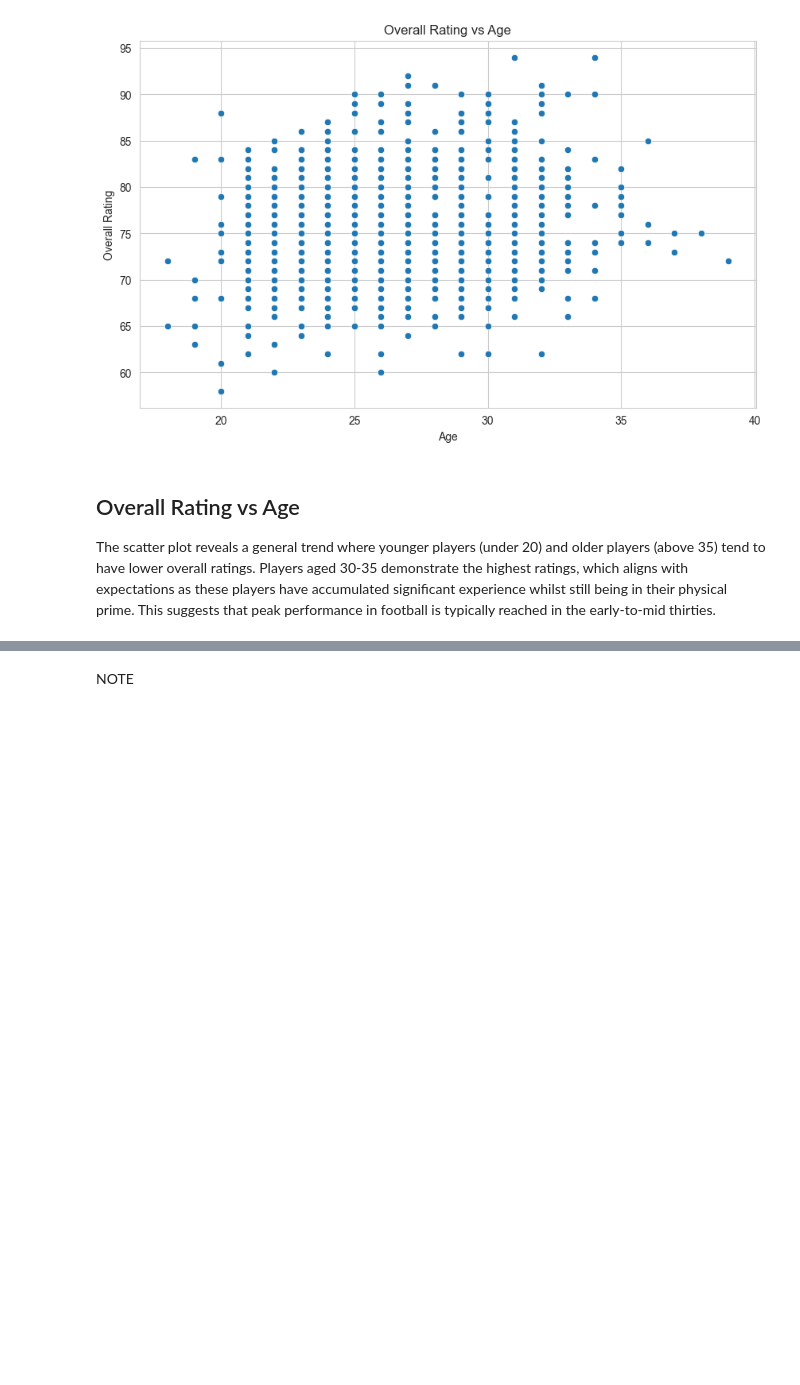
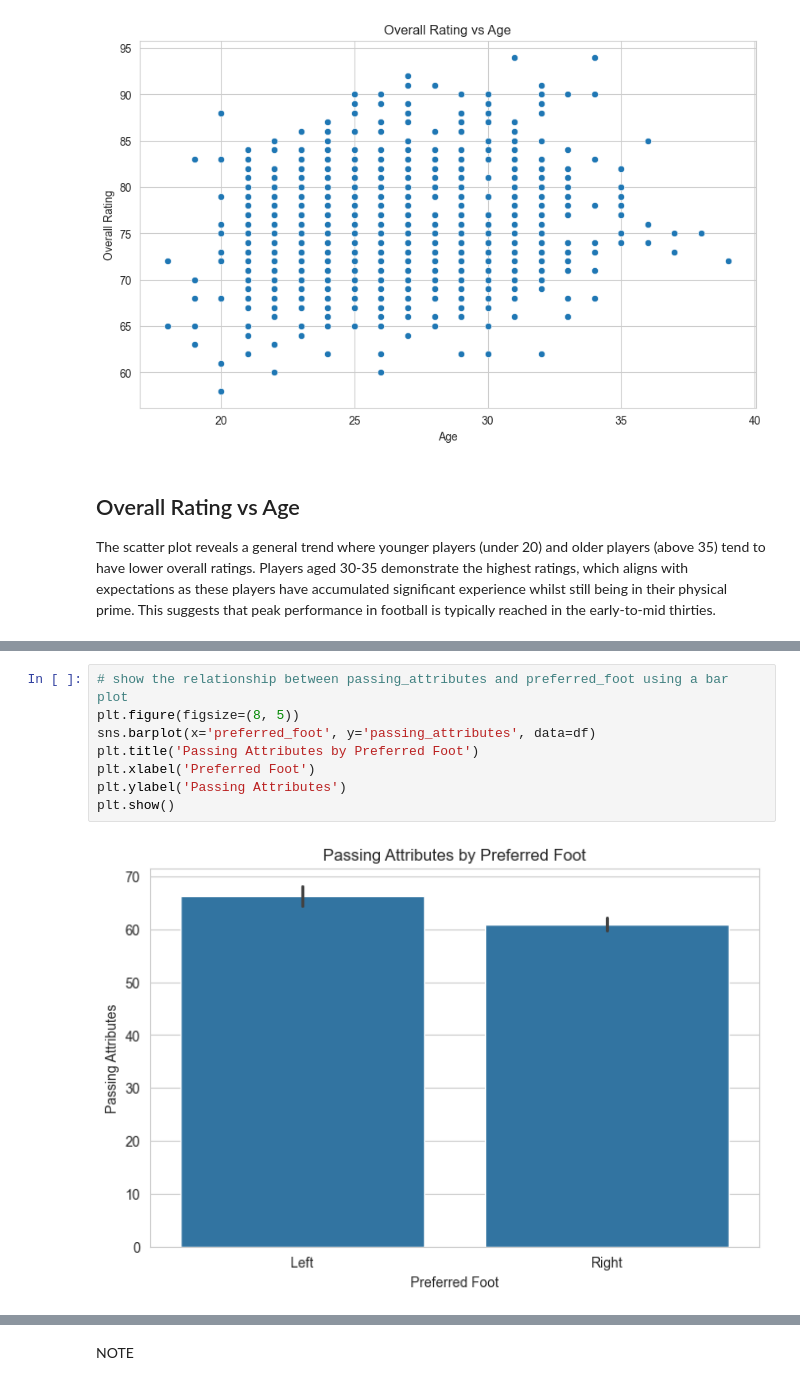
Before and after one commit to lehaanwar/football-players-data, a Jupyter notebook: jupyter_notebooks/Data Vis.ipynb, the cells around one changed output, grey strips where cells are left out. Drawn from its saved outputs; the diff is of its cells as text; blank space fills up the shorter version.

```diff
--- a/jupyter_notebooks/Data Vis.ipynb
+++ b/jupyter_notebooks/Data Vis.ipynb
@@ -222,0 +256,10 @@ peak performance in football is typically reached in the early-to-mid thirties.
+# %%
+# show the relationship between passing_attributes and preferred_foot using a bar plot
+plt.figure(figsize=(8, 5))
+sns.barplot(x='preferred_foot', y='passing_attributes', data=df)
+plt.title('Passing Attributes by Preferred Foot')
+plt.xlabel('Preferred Foot')
+plt.ylabel('Passing Attributes')
+plt.show()
+# %% [output]
+[figure, added]
```
Also changed, not shown: parts of 13 cells of this notebook, 1 other file.
